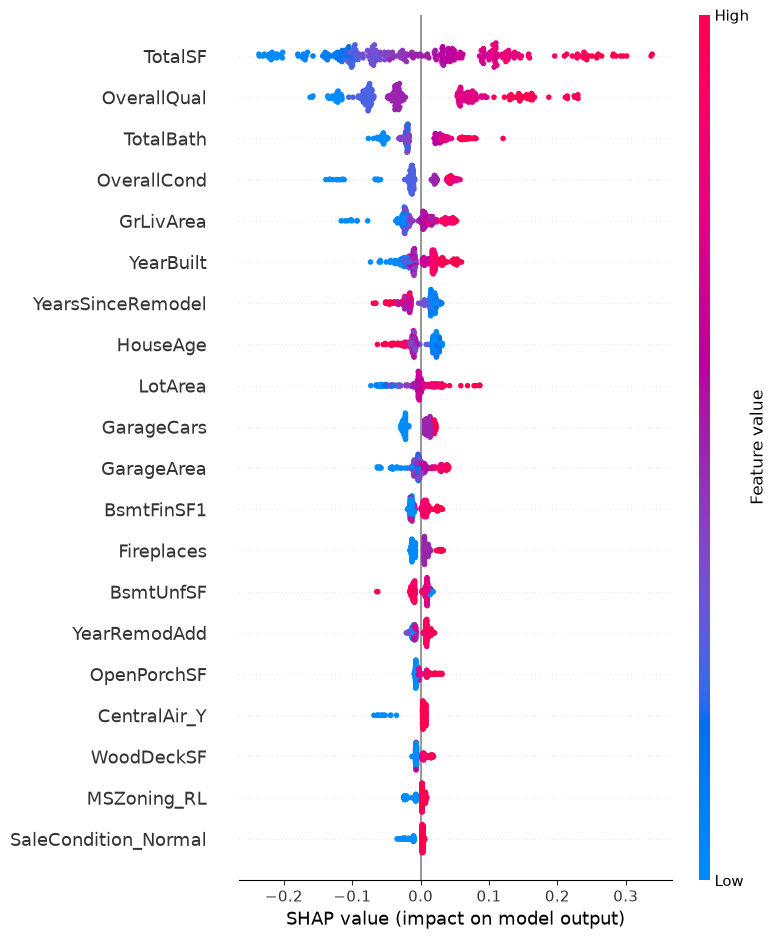
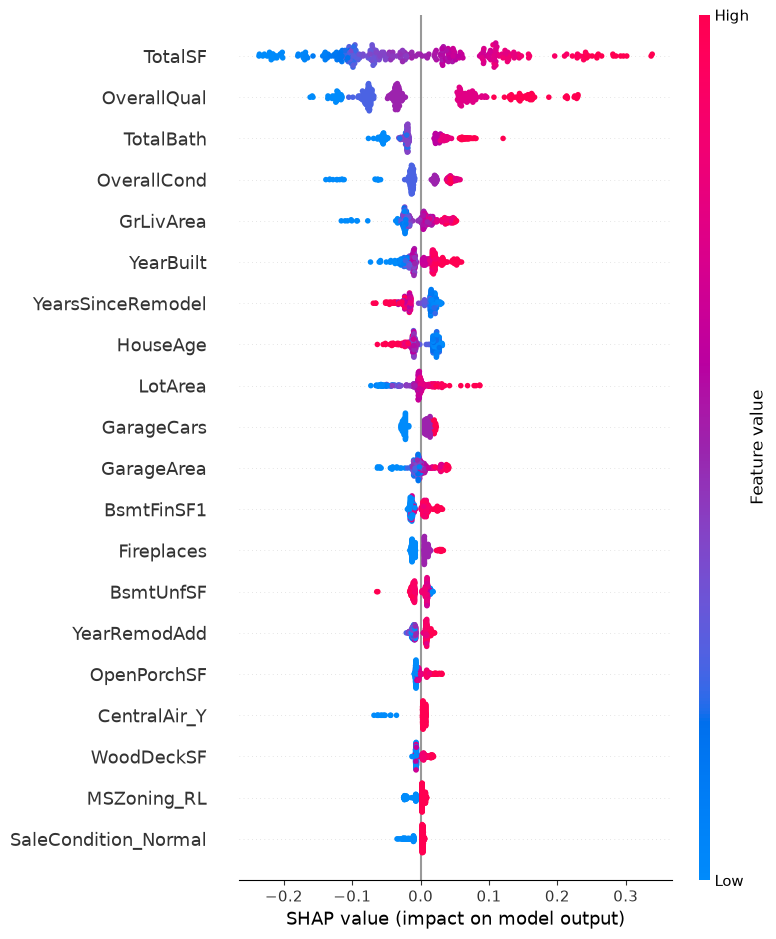
Code edit (unified diff) that turned the first committed figure into the second:
--- before
+++ after
@@ -1 +1,3 @@
 shap.summary_plot(shap_values, X_val, show=True)
+plt.savefig('../reports/figures/shap_summary.png', dpi=150, bbox_inches='tight')
+plt.show()

Commit: new commit\